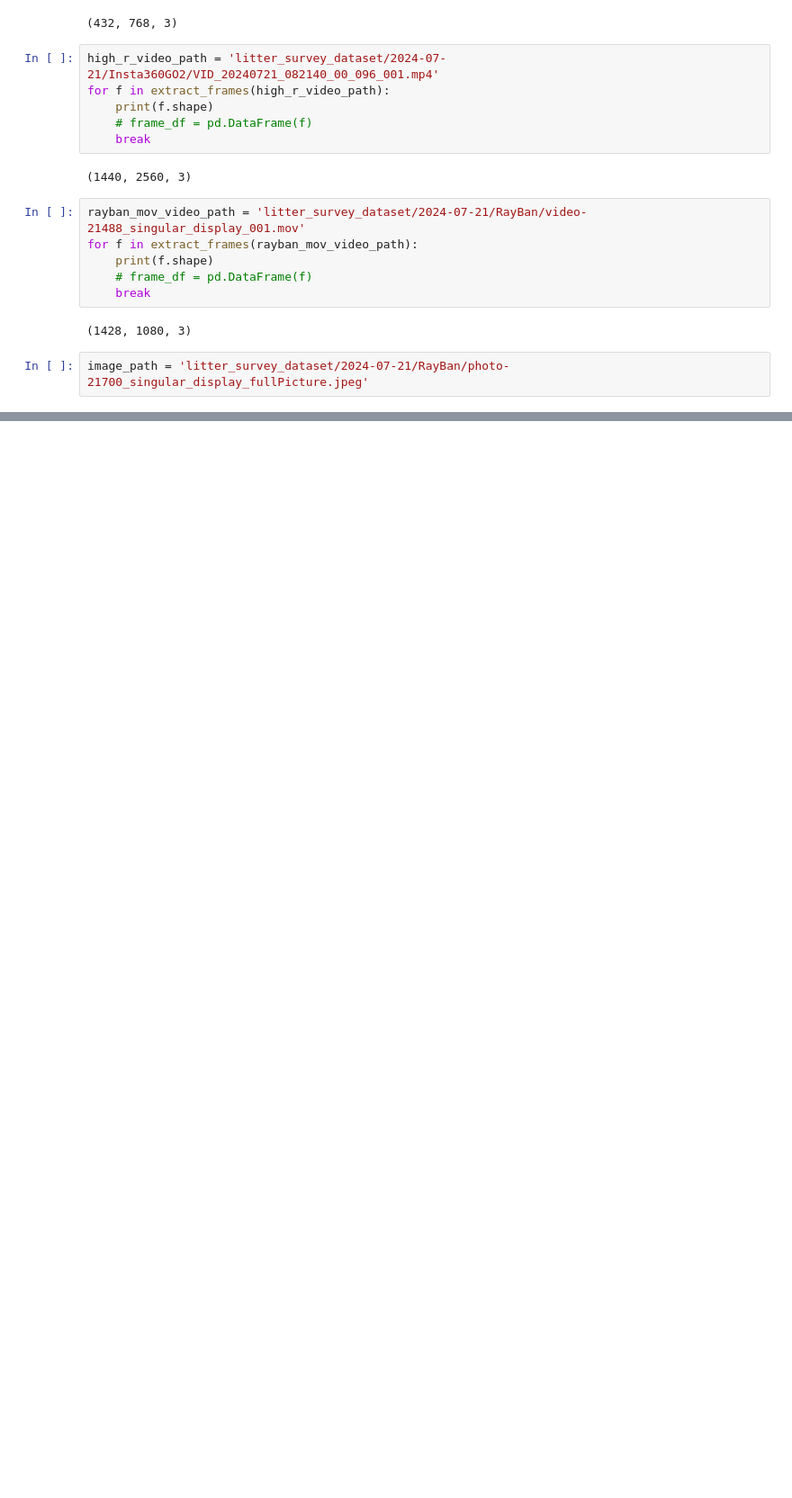
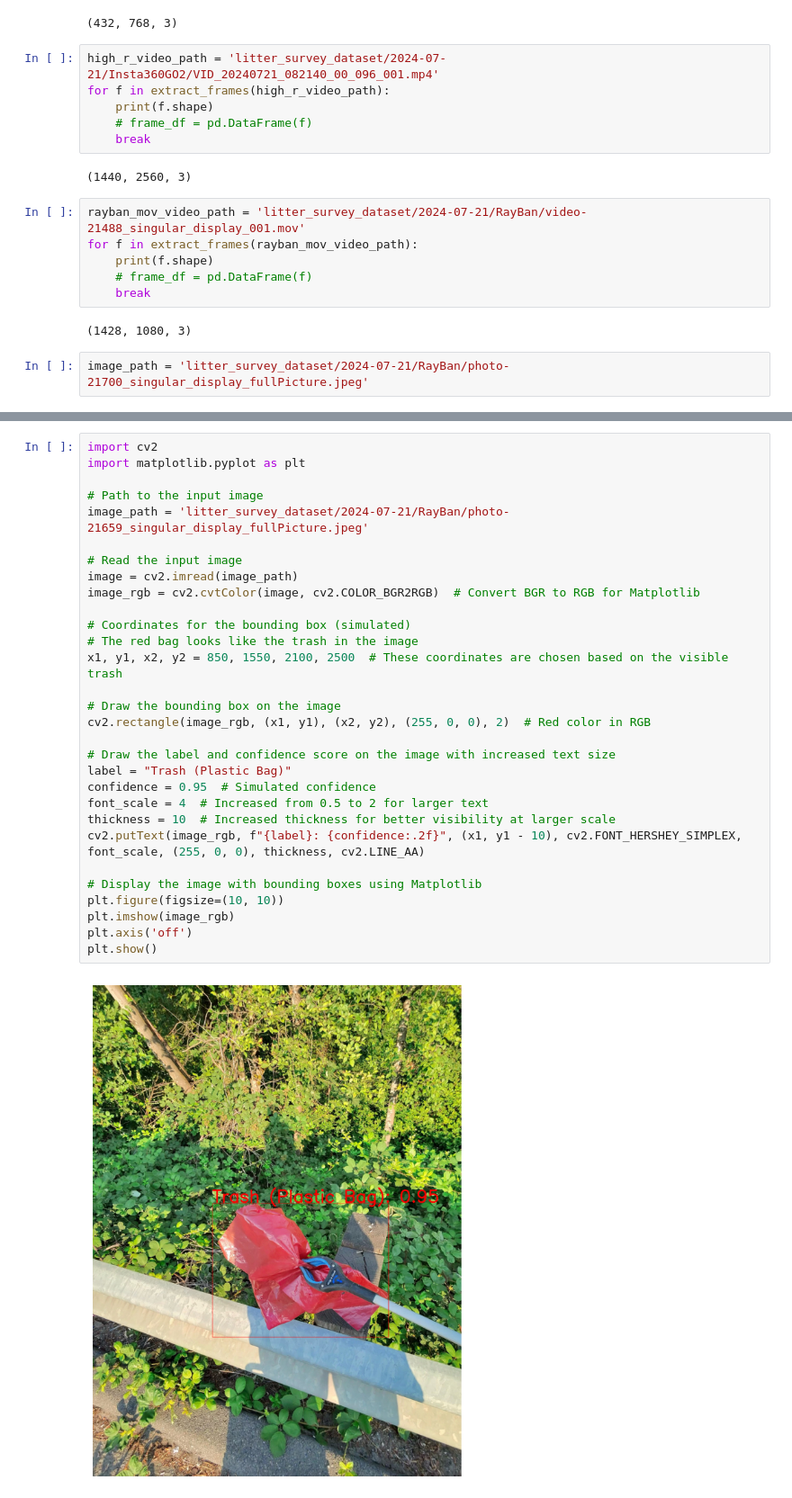
Before and after one commit to yanglinfang/yolov10, a Jupyter notebook: yolov10_lin.ipynb, the cells around one changed output, grey strips where cells are left out. Shown at 90% size. Cells and saved outputs as stored; diff of their text form; blank space fills up the shorter version.

```diff
--- a/yolov10_lin.ipynb
+++ b/yolov10_lin.ipynb
@@ -138,0 +139,32 @@ Speed: 3.9ms preprocess, 74.3ms inference, 1.0ms postprocess per image at shape
+# %%
+import cv2
+import matplotlib.pyplot as plt
+
+# Path to the input image
+image_path = 'litter_survey_dataset/2024-07-21/RayBan/photo-21659_singular_display_fullPicture.jpeg'
+
+# Read the input image
+image = cv2.imread(image_path)
+image_rgb = cv2.cvtColor(image, cv2.COLOR_BGR2RGB)  # Convert BGR to RGB for Matplotlib
+
+# Coordinates for the bounding box (simulated)
+# The red bag looks like the trash in the image
+x1, y1, x2, y2 = 850, 1550, 2100, 2500  # These coordinates are chosen based on the visible trash
+
+# Draw the bounding box on the image
+cv2.rectangle(image_rgb, (x1, y1), (x2, y2), (255, 0, 0), 2)  # Red color in RGB
+
+# Draw the label and confidence score on the image with increased text size
+label = "Trash (Plastic Bag)"
+confidence = 0.95  # Simulated confidence
+font_scale = 4  # Increased from 0.5 to 2 for larger text
+thickness = 10  # Increased thickness for better visibility at larger scale
+cv2.putText(image_rgb, f"{label}: {confidence:.2f}", (x1, y1 - 10), cv2.FONT_HERSHEY_SIMPLEX, font_scale, (255, 0, 0), thickness, cv2.LINE_AA)
+
+# Display the image with bounding boxes using Matplotlib
+plt.figure(figsize=(10, 10))
+plt.imshow(image_rgb)
+plt.axis('off')
+plt.show()
+# %% [output]
+[figure, added]
```
Also changed, not shown: parts of 1 cell of this notebook, 1 other file.
